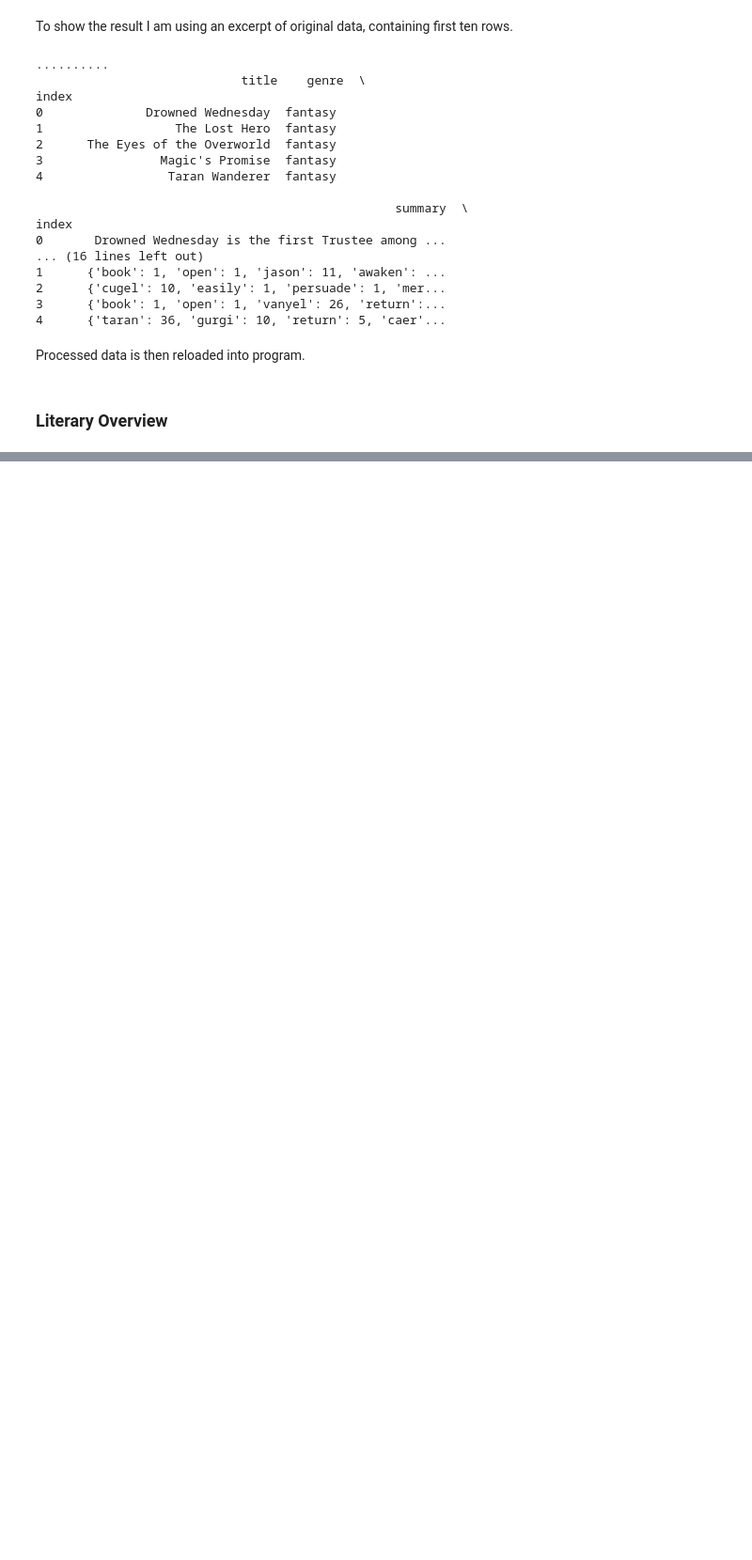
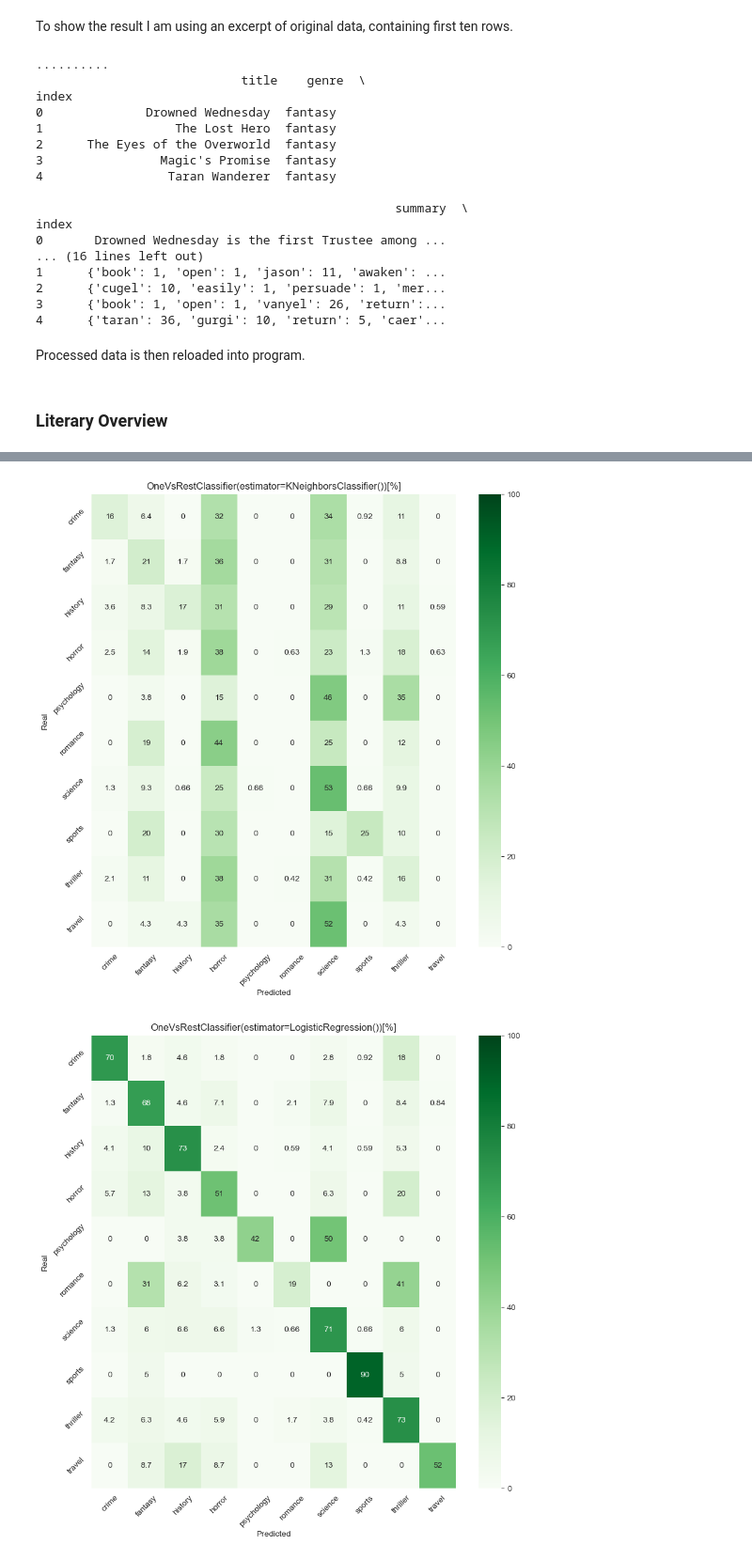
Before and after one commit to KarolWes/book_genre_pred, a Jupyter notebook: BookPrediction.ipynb, the cells around one changed output, grey strips where cells are left out. Shown at 94% size. Cells and saved outputs as stored; diff of their text form; code cells hidden in the pictures; blank space fills up the shorter version.

```diff
--- a/BookPrediction.ipynb
+++ b/BookPrediction.ipynb
@@ -160,0 +165,32 @@ Processed data is then reloaded into program.
+# %%
+def fit(X_train, X_test, y_train, y_test, old_labels):
+    ans = []
+    models = [KNeighborsClassifier(), LogisticRegression(), MultinomialNB(), SVC()]
+    for model in models:
+        model = OneVsRestClassifier(model)
+        start = time.process_time()
+        model.fit(X_train, y_train)
+        pred = model.predict(X_test)
+        fin = time.process_time()
+        ac = accuracy_score(pred, y_test)
+        f1 = f1_score(pred, y_test, average="macro")
+
+        ans.append([str(model), ac, f1, (fin - start) * 1000])
+
+        cfm = confusion_matrix(y_test, pred)
+
+        plt.figure(figsize=(10, 10))
+        fig = sns.heatmap(cfm / cfm.sum(axis=1)[:, None] * 100, annot=True, cmap='Greens', vmax=100)
+        fig.set_title(str(model) + "[%]")
+        fig.set_xlabel("Predicted")
+        fig.set_ylabel("Real")
+        plt.xticks(rotation=45)
+        plt.yticks(rotation=45)
+        fig.xaxis.set_ticklabels(old_labels)
+        fig.yaxis.set_ticklabels(old_labels)
+        fig = fig.get_figure()
+        fig.savefig(str(model) + ".png")
+        plt.show()
+
+    df = pd.DataFrame(ans, columns=["model", "accuracy", "F1 score", "time ms"])
+    return df
@@ -160,0 +225,9 @@ Processed data is then reloaded into program.
+# %%
+# Preparation
+data = pd.read_csv("out.csv")
+words_dict_by_genre(data)
+encoder = LabelEncoder()
+data["genre"] = encoder.fit_transform(data["genre"])
+old_labels = dict(zip(encoder.classes_, range(len(encoder.classes_))))
+X_data = CountVectorizer().fit_transform(data["clean"])
+X_train, X_test, y_train, y_test = train_test_split(X_data, data["genre"], test_size=0.25, random_state=79)
@@ -160,0 +245,7 @@ Processed data is then reloaded into program.
+# %%
+# Execution
+df = fit(X_train, X_test, y_train, y_test, old_labels)
+print(df)
+# %% [output]
+[figure, added]
+[figure, added]
```
Also changed, not shown: parts of 14 cells of this notebook, 5 other files.
